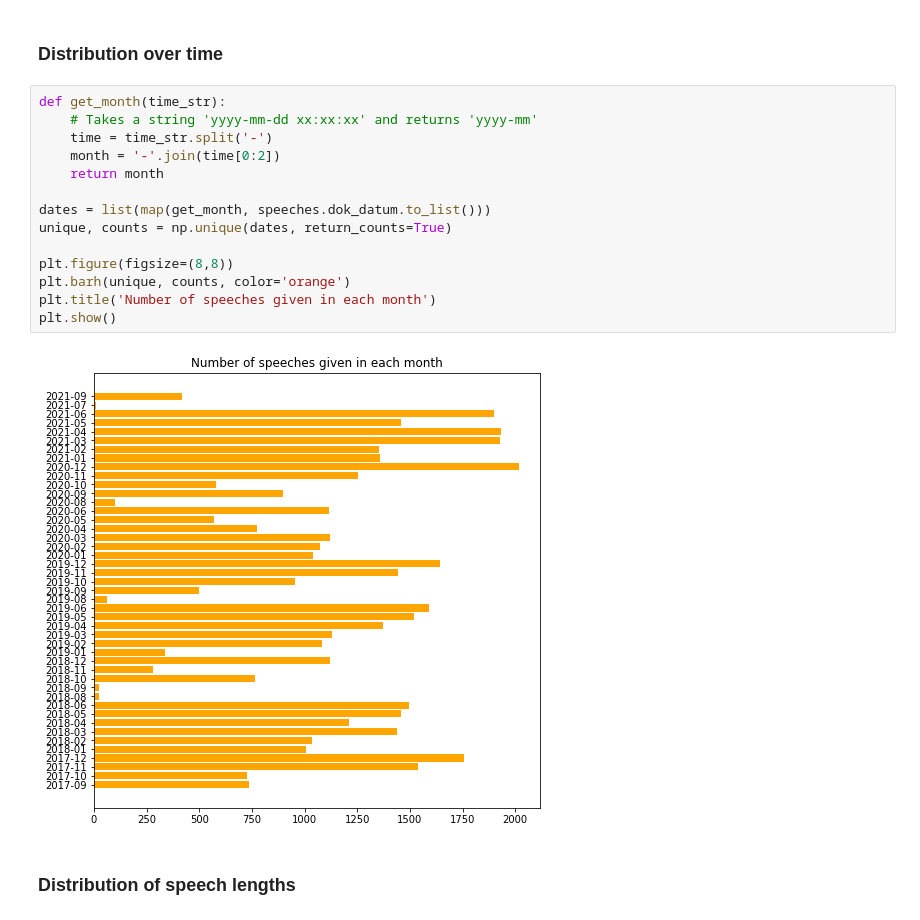
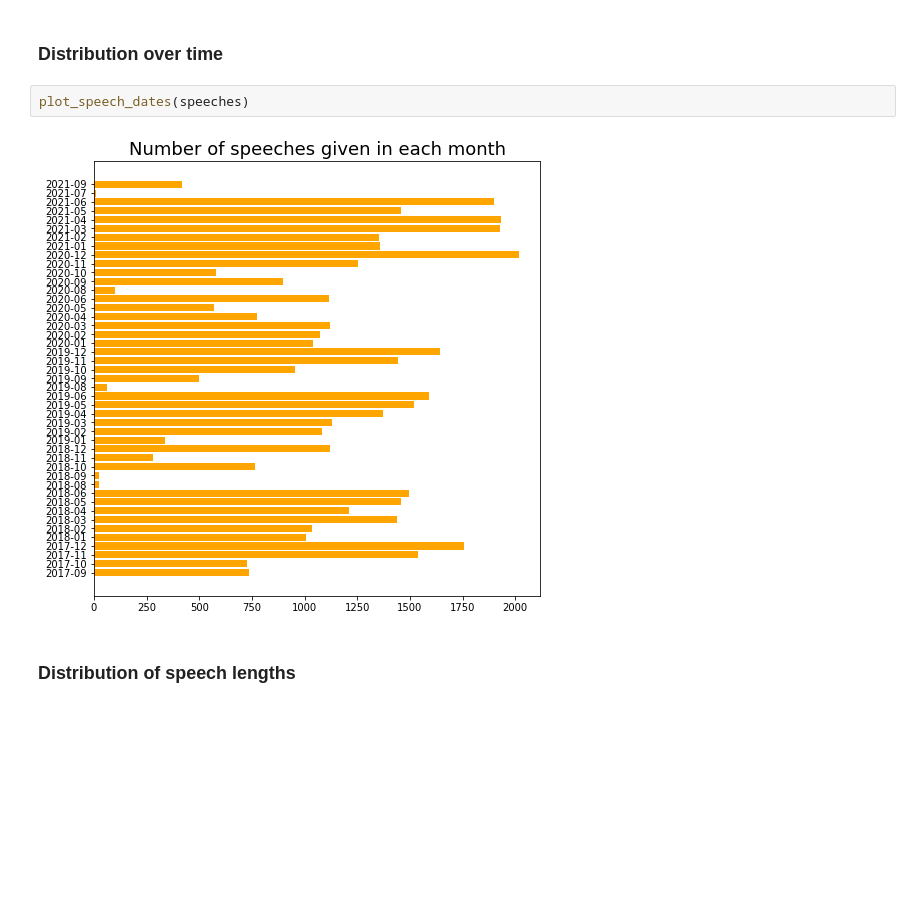
Before and after one commit to joel-n/svpol-topic-analysis, a Jupyter notebook: topic_analysis.ipynb, the cells around one changed output. Cells and saved outputs as stored; diff of their text form; blank space fills up the shorter version.

```diff
--- a/topic_analysis.ipynb
+++ b/topic_analysis.ipynb
@@ -60,20 +92,8 @@ plt.show()
 # %% [markdown]
 ### Distribution over time
 # %%
-def get_month(time_str):
-    # Takes a string 'yyyy-mm-dd xx:xx:xx' and returns 'yyyy-mm'
-    time = time_str.split('-')
-    month = '-'.join(time[0:2])
-    return month
-
-dates = list(map(get_month, speeches.dok_datum.to_list()))
-unique, counts = np.unique(dates, return_counts=True)
-
-plt.figure(figsize=(8,8))
-plt.barh(unique, counts, color='orange')
-plt.title('Number of speeches given in each month')
-plt.show()
+plot_speech_dates(speeches)
 # %% [output]
-[figure, old version]
+[figure, new version]
 # %% [markdown]
 ### Distribution of speech lengths
```
Also changed, not shown: parts of 113 cells of this notebook.
